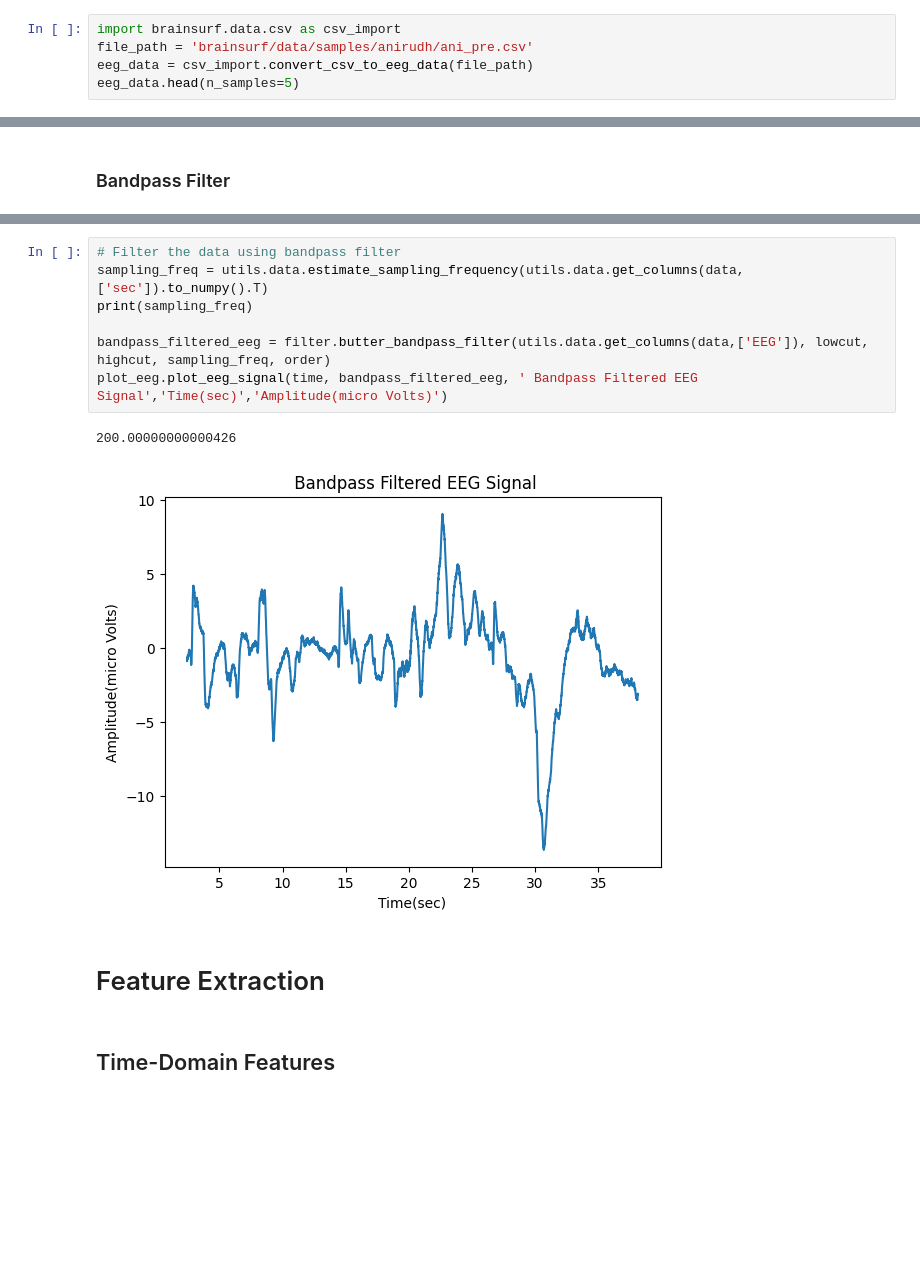
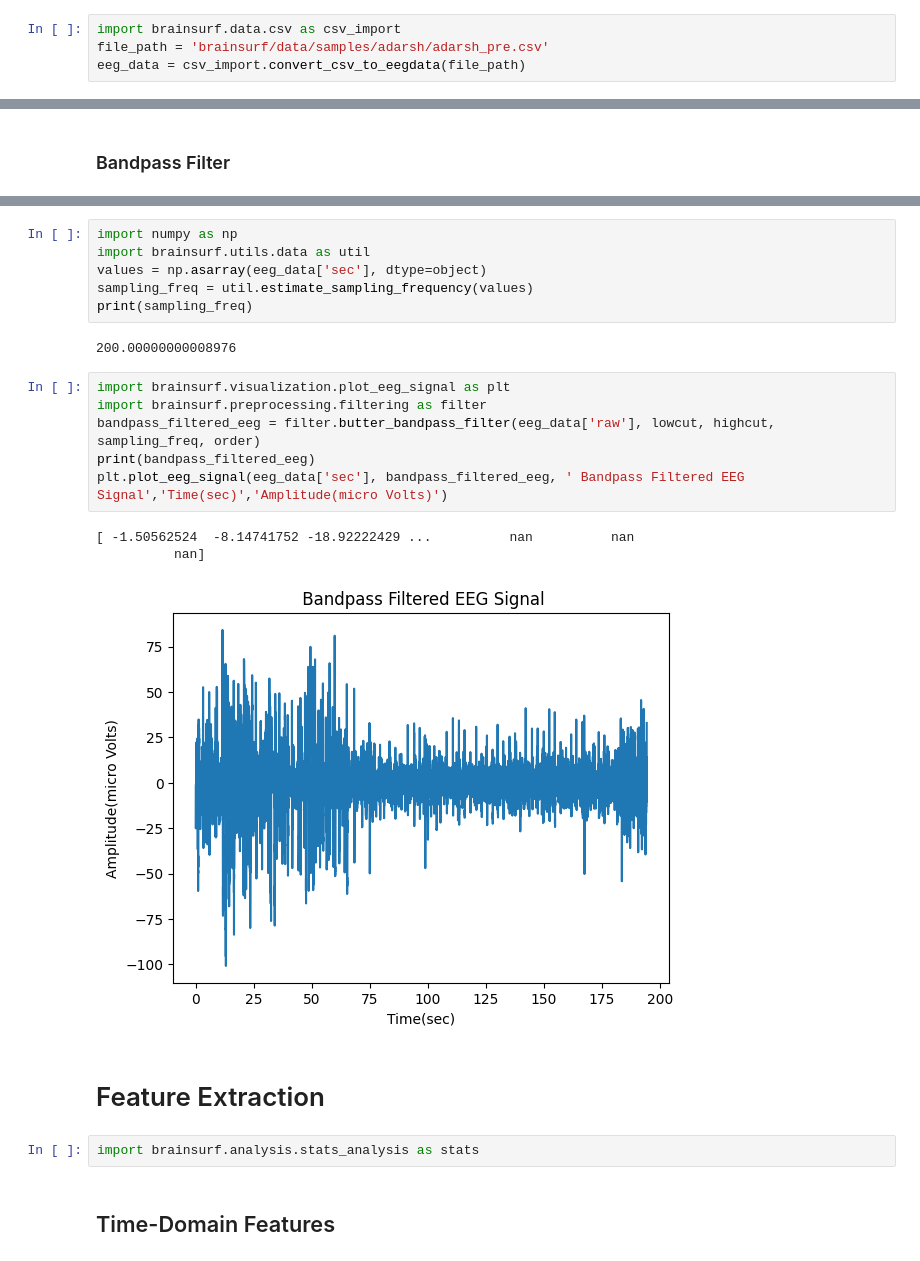
Before and after one commit to preethihiremath/brainsurf, a Jupyter notebook: demo.ipynb, the cells around one changed output, grey strips where cells are left out. Cells and saved outputs as stored; diff of their text form; blank space fills up the shorter version.

Commit message:
cleaning till data

```diff
--- a/demo.ipynb
+++ b/demo.ipynb
@@ -3,5 +3,4 @@
 # %%
 import brainsurf.data.csv as csv_import
-file_path = 'brainsurf/data/samples/anirudh/ani_pre.csv'
-eeg_data = csv_import.convert_csv_to_eeg_data(file_path)
-eeg_data.head(n_samples=5)
+file_path = 'brainsurf/data/samples/adarsh/adarsh_pre.csv'
+eeg_data = csv_import.convert_csv_to_eegdata(file_path)
@@ -79,15 +87,25 @@ plot_eeg.plot_eeg_signal(time, eeg, 'Unfiltered EEG waveform','Time(sec)','Ampli
+# %%
+import numpy as np
+import brainsurf.utils.data as util
+values = np.asarray(eeg_data['sec'], dtype=object)
+sampling_freq = util.estimate_sampling_frequency(values)
+print(sampling_freq)
+# %% [output]
+200.00000000008976
 # %%
-# Filter the data using bandpass filter
-sampling_freq = utils.data.estimate_sampling_frequency(utils.data.get_columns(data,['sec']).to_numpy().T)
-print(sampling_freq)
-
-bandpass_filtered_eeg = filter.butter_bandpass_filter(utils.data.get_columns(data,['EEG']), lowcut, highcut, sampling_freq, order)
-plot_eeg.plot_eeg_signal(time, bandpass_filtered_eeg, ' Bandpass Filtered EEG Signal','Time(sec)','Amplitude(micro Volts)')
+import brainsurf.visualization.plot_eeg_signal as plt
+import brainsurf.preprocessing.filtering as filter
+bandpass_filtered_eeg = filter.butter_bandpass_filter(eeg_data['raw'], lowcut, highcut, sampling_freq, order)
+print(bandpass_filtered_eeg)
+plt.plot_eeg_signal(eeg_data['sec'], bandpass_filtered_eeg, ' Bandpass Filtered EEG Signal','Time(sec)','Amplitude(micro Volts)')
 # %% [output]
-200.00000000000426
+[ -1.50562524  -8.14741752 -18.92222429 ...          nan          nan
+          nan]
-[figure, old version]
+[figure, new version]
 # %% [markdown]
 # Feature Extraction
+# %%
+import brainsurf.analysis.stats_analysis as stats
 # %% [markdown]
 ## Time-Domain Features
 # %% [markdown]
```
Also changed, not shown: parts of 15 cells of this notebook, 13 other files.
